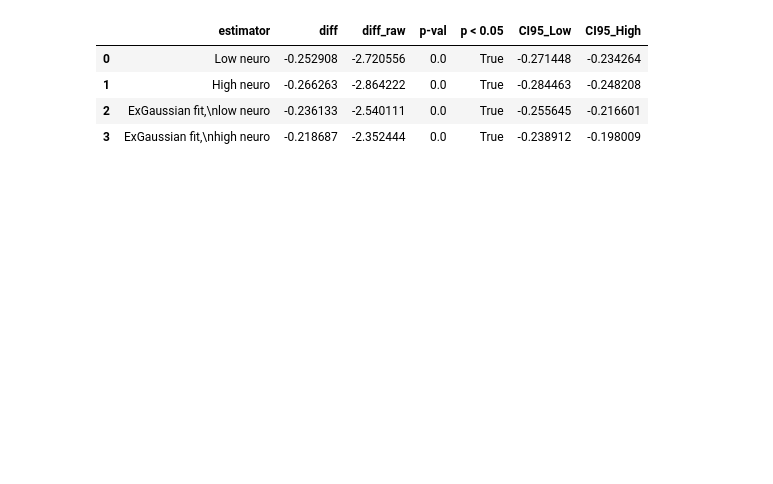
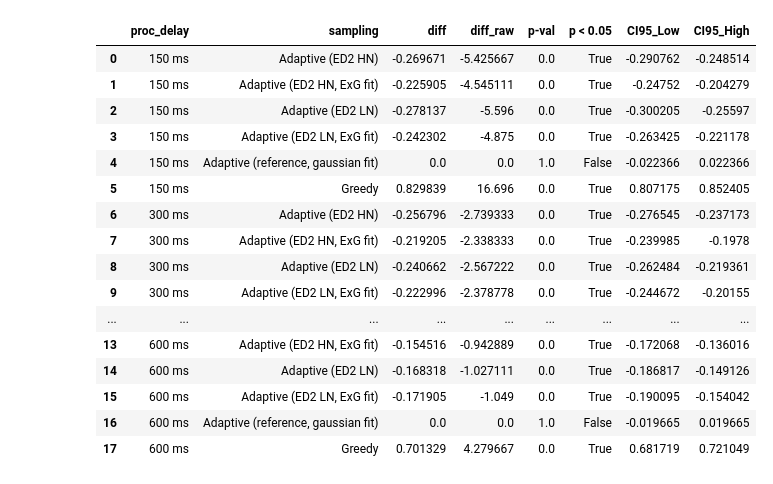
Before and after one commit to vnmo/EdgeDroid2, a Jupyter notebook: analysis/junjues_sampling.ipynb, the cells around one changed output. Cells and saved outputs as stored; diff of their text form; code cells hidden in the pictures; blank space fills up the shorter version.

```diff
--- a/analysis/junjues_sampling.ipynb
+++ b/analysis/junjues_sampling.ipynb
@@ -150,6 +212,7 @@ sns.set_context("paper", font_scale=1.5)
 sns.set_palette("Dark2")
 # %%
 # mean number of samples per rep
-samples_per_rep = results.groupby(["estimator", "repetition"])["samples"].mean().reset_index()
+samples_per_rep = results.groupby(["sampling", "proc_delay", "repetition"])["samples"].mean().reset_index()
+samples_per_rep["proc_delay"] = samples_per_rep["proc_delay"].apply(lambda e: f"{int(e * 1000):} ms").astype(str)
 samples_per_rep
 # %% [output]
@@ -182,39 +255,54 @@ plt.show()
 # %%
 import pingouin as pg
 
 ix = pd.IndexSlice
 
-ref_samples = samples_per_rep.loc[samples_per_rep["estimator"] == "Wang et al. (2019)", "samples"].to_numpy()
-ref_mean = ref_samples.mean()
+def diff_wrt_ref_rtt(df: pd.DataFrame) -> pd.DataFrame:
+    ref_samples = df.loc[df["sampling"] == "Adaptive (reference, gaussian fit)", "samples"].to_numpy()
+    ref_mean = ref_samples.mean()
 
 
-def diff_wrt_ref(samples: pd.Series) -> pd.Series:
-    ttest = pg.ttest(samples.to_numpy(), ref_samples, alternative="two-sided")
-    diff_raw = samples.mean() - ref_mean
-    diff = diff_raw / ref_mean
-    ci = ttest.at["T-test", "CI95%"]
+    def diff_wrt_ref(samples: pd.Series) -> pd.Series:
+        ttest = pg.ttest(samples.to_numpy(), ref_samples, alternative="two-sided")
+        diff_raw = samples.mean() - ref_mean
+        diff = diff_raw / ref_mean
+        ci = ttest.at["T-test", "CI95%"]
 
-    pval = ttest.at["T-test", "p-val"]
-    sig_pval = pval < 0.05
+        pval = ttest.at["T-test", "p-val"]
+        sig_pval = pval < 0.05
 
-    return pd.Series({
-        "diff"     : diff,
-        "diff_raw" : diff_raw,
-        "p-val"    : pval,
-        "p < 0.05" : sig_pval,
-        "CI95_Low" : ci[0] / ref_mean,
-        "CI95_High": ci[1] / ref_mean}, name="Result")
+        return pd.Series({
+            "diff"     : diff,
+            "diff_raw" : diff_raw,
+            "p-val"    : pval,
+            "p < 0.05" : sig_pval,
+            "CI95_Low" : ci[0] / ref_mean,
+            "CI95_High": ci[1] / ref_mean}, name="Result")
 
-samples_diff = samples_per_rep.groupby("estimator")["samples"].apply(diff_wrt_ref).unstack(level=-1).reset_index()
-samples_diff = samples_diff[samples_diff["estimator"] != "Wang et al. (2019)"]
-samples_diff["estimator"] = samples_diff["estimator"].cat.remove_unused_categories()
+    return df.groupby("sampling")["samples"].apply(diff_wrt_ref)
+
+samples_diff = samples_per_rep.groupby("proc_delay").apply(diff_wrt_ref_rtt).stack().stack().unstack(level=1).reset_index()
+# samples_diff = samples_diff[samples_diff["sampling"] != "Adaptive (reference, gaussian fit)"]
+# # samples_diff["sampling"] = samples_diff["sampling"].cat.remove_unused_categories()
 samples_diff
 # %% [output]
-|  | estimator | diff | diff_raw | p-val | p < 0.05 | CI95_Low | CI95_High |
-| 0 | Low neuro | -0.252908 | -2.720556 | 0.0 | True | -0.271448 | -0.234264 |
-| 1 | High neuro | -0.266263 | -2.864222 | 0.0 | True | -0.284463 | -0.248208 |
-| 2 | ExGaussian fit,\nlow neuro | -0.236133 | -2.540111 | 0.0 | True | -0.255645 | -0.216601 |
-| 3 | ExGaussian fit,\nhigh neuro | -0.218687 | -2.352444 | 0.0 | True | -0.238912 | -0.198009 |
+|  | proc_delay | sampling | diff | diff_raw | p-val | p < 0.05 | CI95_Low | CI95_High |
+| 0 | 150 ms | Adaptive (ED2 HN) | -0.269671 | -5.425667 | 0.0 | True | -0.290762 | -0.248514 |
+| 1 | 150 ms | Adaptive (ED2 HN, ExG fit) | -0.225905 | -4.545111 | 0.0 | True | -0.24752 | -0.204279 |
+| 2 | 150 ms | Adaptive (ED2 LN) | -0.278137 | -5.596 | 0.0 | True | -0.300205 | -0.25597 |
+| 3 | 150 ms | Adaptive (ED2 LN, ExG fit) | -0.242302 | -4.875 | 0.0 | True | -0.263425 | -0.221178 |
+| 4 | 150 ms | Adaptive (reference, gaussian fit) | 0.0 | 0.0 | 1.0 | False | -0.022366 | 0.022366 |
+| 5 | 150 ms | Greedy | 0.829839 | 16.696 | 0.0 | True | 0.807175 | 0.852405 |
+| 6 | 300 ms | Adaptive (ED2 HN) | -0.256796 | -2.739333 | 0.0 | True | -0.276545 | -0.237173 |
+| 7 | 300 ms | Adaptive (ED2 HN, ExG fit) | -0.219205 | -2.338333 | 0.0 | True | -0.239985 | -0.1978 |
+| 8 | 300 ms | Adaptive (ED2 LN) | -0.240662 | -2.567222 | 0.0 | True | -0.262484 | -0.219361 |
+| 9 | 300 ms | Adaptive (ED2 LN, ExG fit) | -0.222996 | -2.378778 | 0.0 | True | -0.244672 | -0.20155 |
+| ... | ... | ... | ... | ... | ... | ... | ... | ... |
+| 13 | 600 ms | Adaptive (ED2 HN, ExG fit) | -0.154516 | -0.942889 | 0.0 | True | -0.172068 | -0.136016 |
+| 14 | 600 ms | Adaptive (ED2 LN) | -0.168318 | -1.027111 | 0.0 | True | -0.186817 | -0.149126 |
+| 15 | 600 ms | Adaptive (ED2 LN, ExG fit) | -0.171905 | -1.049 | 0.0 | True | -0.190095 | -0.154042 |
+| 16 | 600 ms | Adaptive (reference, gaussian fit) | 0.0 | 0.0 | 1.0 | False | -0.019665 | 0.019665 |
+| 17 | 600 ms | Greedy | 0.701329 | 4.279667 | 0.0 | True | 0.681719 | 0.721049 |
 # %%
 import matplotlib.ticker as tkr
 
```
Also changed, not shown: parts of 6 cells of this notebook.
